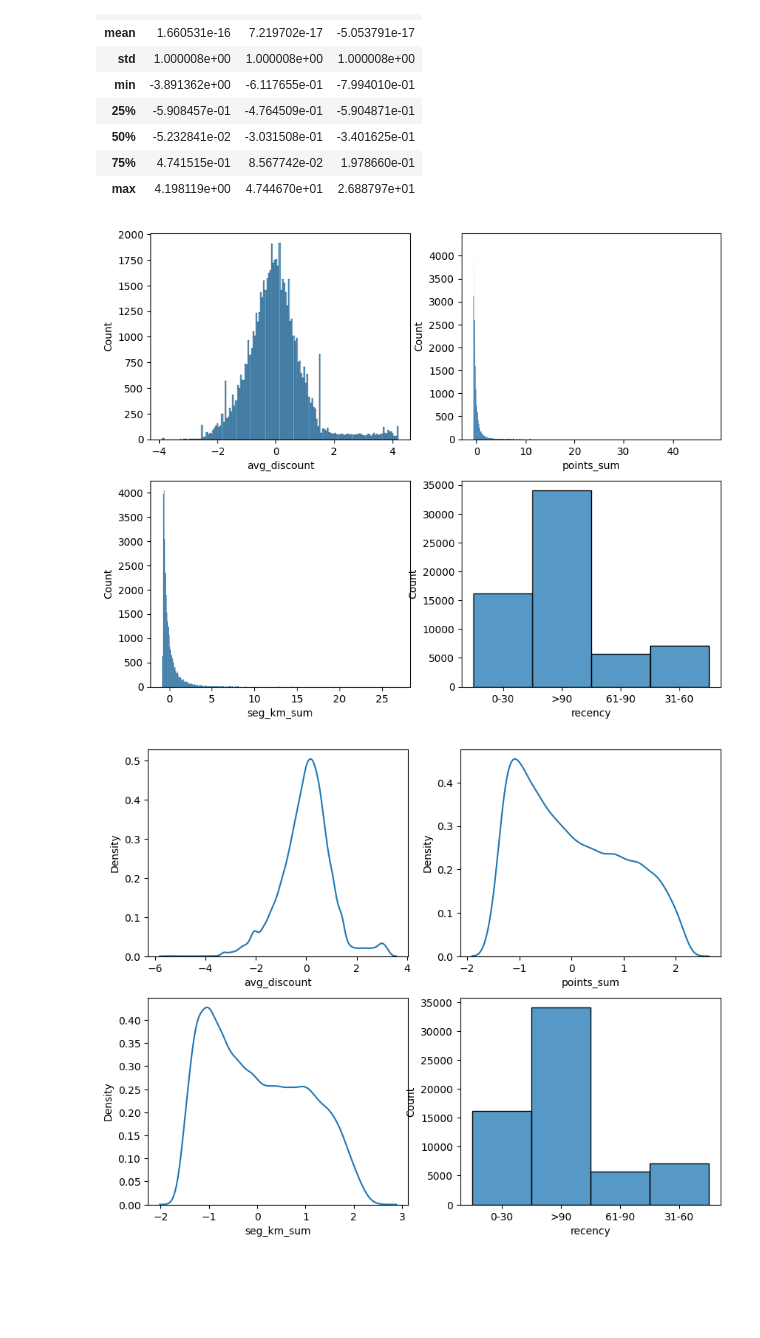
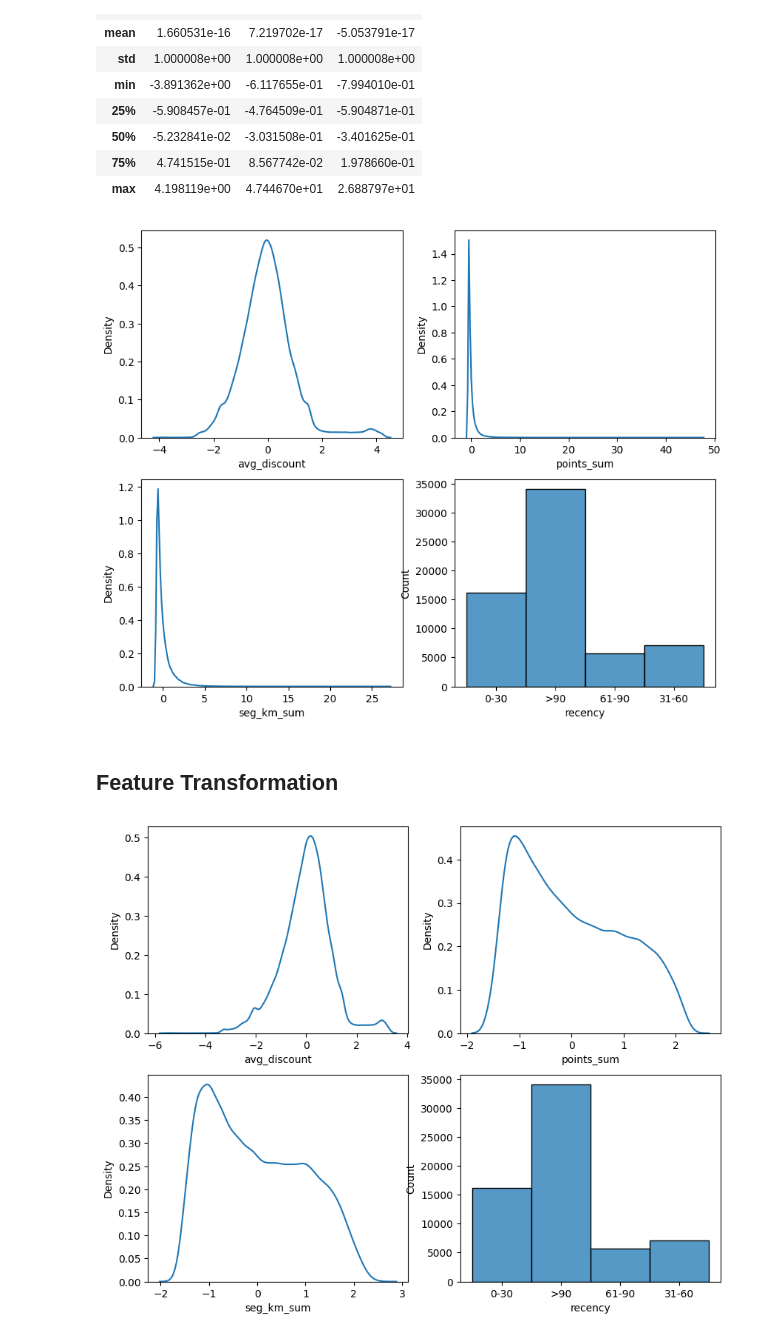
Before and after one commit to mezkymy/airline-cv-analysis, a Jupyter notebook: airline_cust_value_analysis.ipynb, the cells around one changed output. Drawn from its saved outputs; the diff is of its cells as text; code cells hidden in the pictures; blank space fills up the shorter version.

```diff
--- a/airline_cust_value_analysis.ipynb
+++ b/airline_cust_value_analysis.ipynb
@@ -507,16 +509,18 @@ clustering_df_scaled.describe()
 # %%
 # Create a grid of subplots
 fig, axs = plt.subplots(2, 2, figsize=(10, 8))
 
 # Create a histogram plot of each column in a separate subplot
-sns.histplot(data=clustering_df_scaled, x="avg_discount", ax=axs[0, 0])
-sns.histplot(data=clustering_df_scaled, x="points_sum", ax=axs[0, 1])
-sns.histplot(data=clustering_df_scaled, x="seg_km_sum", ax=axs[1, 0])
+sns.kdeplot(data=clustering_df_scaled, x="avg_discount", ax=axs[0, 0])
+sns.kdeplot(data=clustering_df_scaled, x="points_sum", ax=axs[0, 1])
+sns.kdeplot(data=clustering_df_scaled, x="seg_km_sum", ax=axs[1, 0])
 sns.histplot(data=clustering_df, x="recency", ax=axs[1, 1])
 
 plt.show()
 # %% [output]
-[figure, old version]
+[figure, new version]
+# %% [markdown]
+## Feature Transformation
 # %%
 from sklearn.preprocessing import PowerTransformer
 
```
Also changed, not shown: parts of 9 cells of this notebook.
